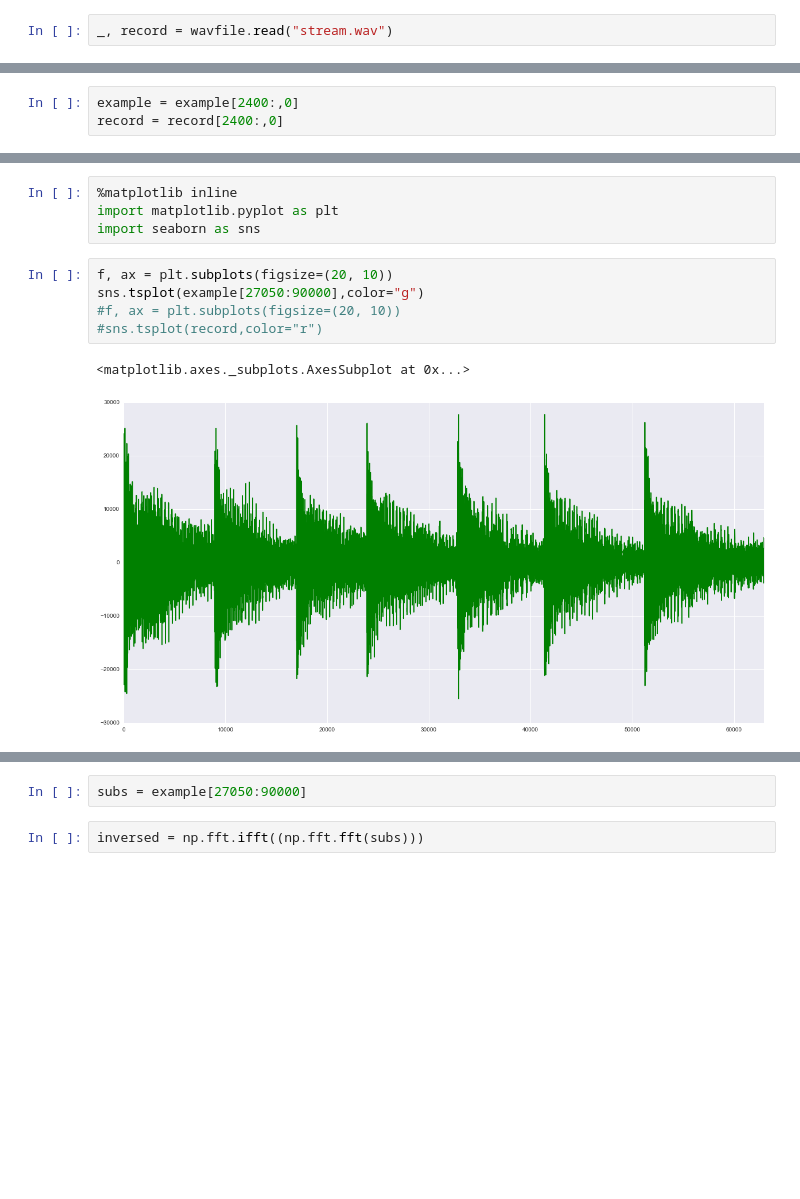
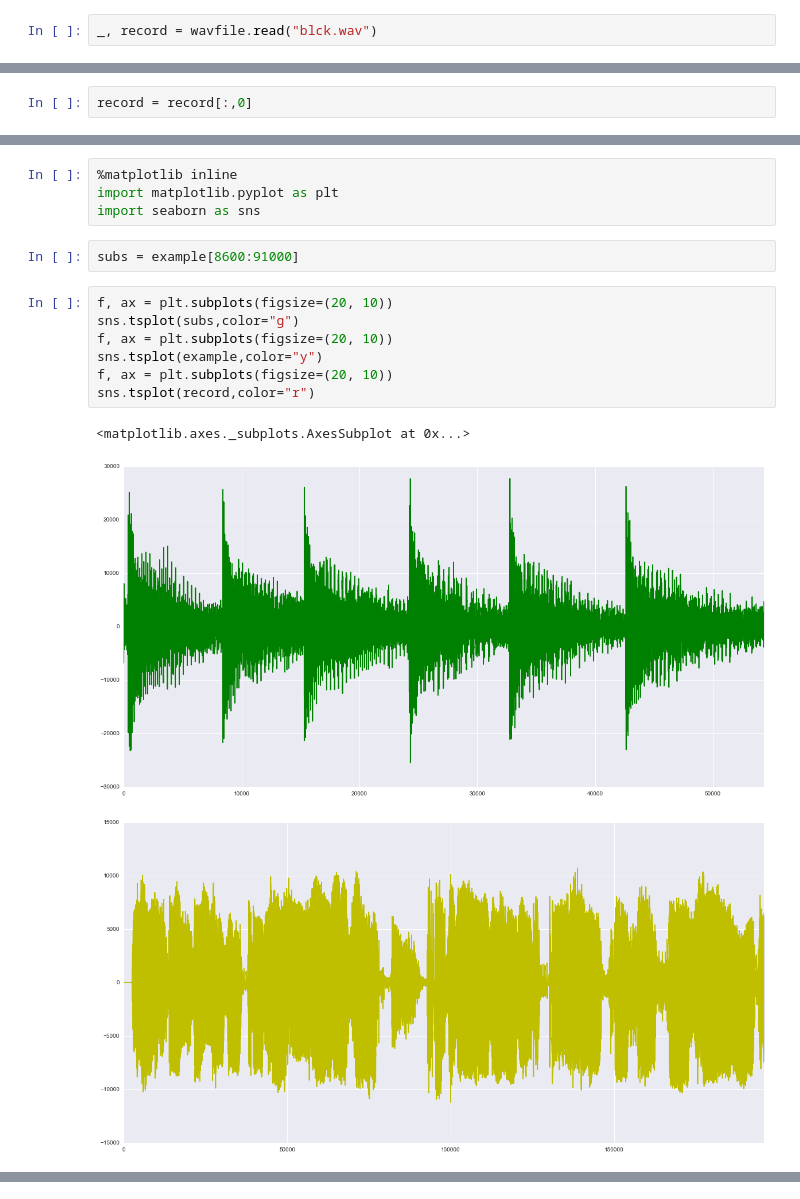
Before and after one commit to yeplastun/radiocracker, a Jupyter notebook: recognition.ipynb, the cells around one changed output, grey strips where cells are left out. Cells and saved outputs as stored; diff of their text form; blank space fills up the shorter version.

```diff
--- a/recognition.ipynb
+++ b/recognition.ipynb
@@ -6,7 +6,6 @@ _, example = wavfile.read("example.wav")
 # %%
-_, record = wavfile.read("stream.wav")
+_, record = wavfile.read("blck.wav")
 # %% [markdown]
 In my assumption the shape of the observed arrays can be explained as a number of channels in wavfiles, so I'll consider the first one for now.
-# %%
-example = example[2400:,0]
-record = record[2400:,0]
+# %%
+record = record[:,0]
@@ -14,11 +19,16 @@ record = record[2400:,0]
 %matplotlib inline
 import matplotlib.pyplot as plt
 import seaborn as sns
+# %%
+subs = example[8600:91000]
 # %%
 f, ax = plt.subplots(figsize=(20, 10))
-sns.tsplot(example[27050:90000],color="g")
-#f, ax = plt.subplots(figsize=(20, 10))
-#sns.tsplot(record,color="r")
+sns.tsplot(subs,color="g")
+f, ax = plt.subplots(figsize=(20, 10))
+sns.tsplot(example,color="y")
+f, ax = plt.subplots(figsize=(20, 10))
+sns.tsplot(record,color="r")
 # %% [output]
 <matplotlib.axes._subplots.AxesSubplot at 0x...>
-[figure, old version]
+[figure, new version]
+[figure, added]
@@ -25,4 +35,0 @@ sns.tsplot(example[27050:90000],color="g")
-# %%
-subs = example[27050:90000]
-# %%
-inversed = np.fft.ifft((np.fft.fft(subs)))
```
Also changed, not shown: parts of 16 cells of this notebook, 8 other files.
